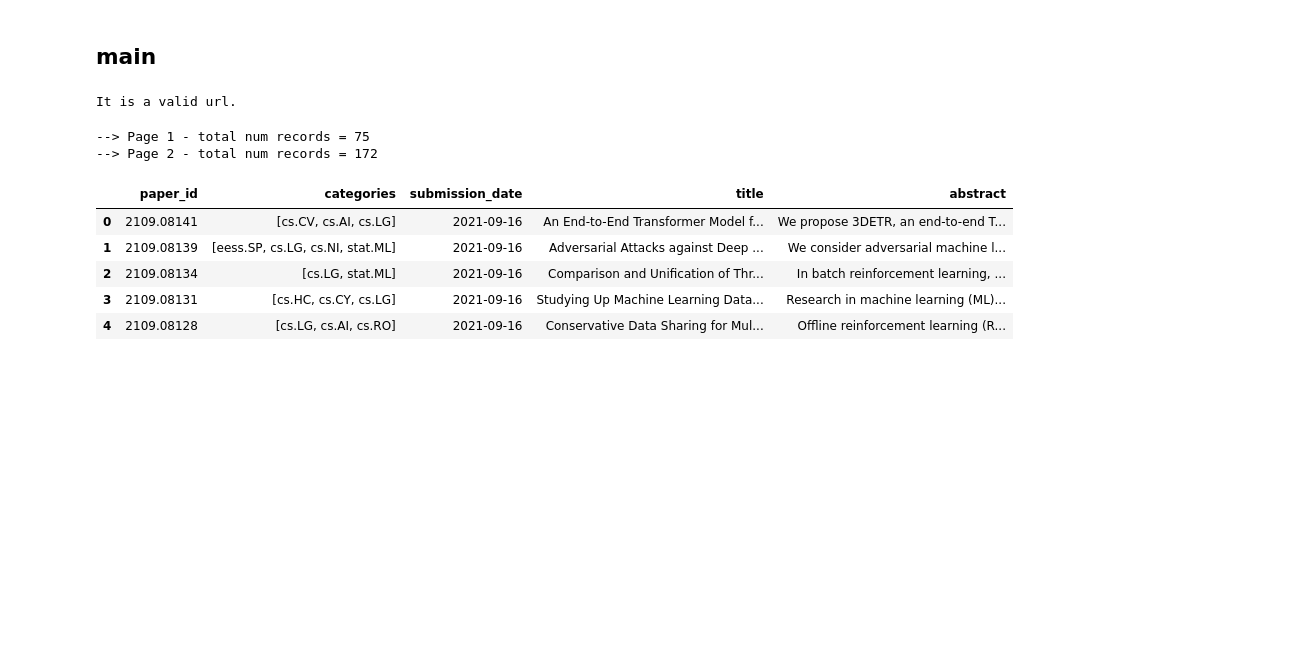
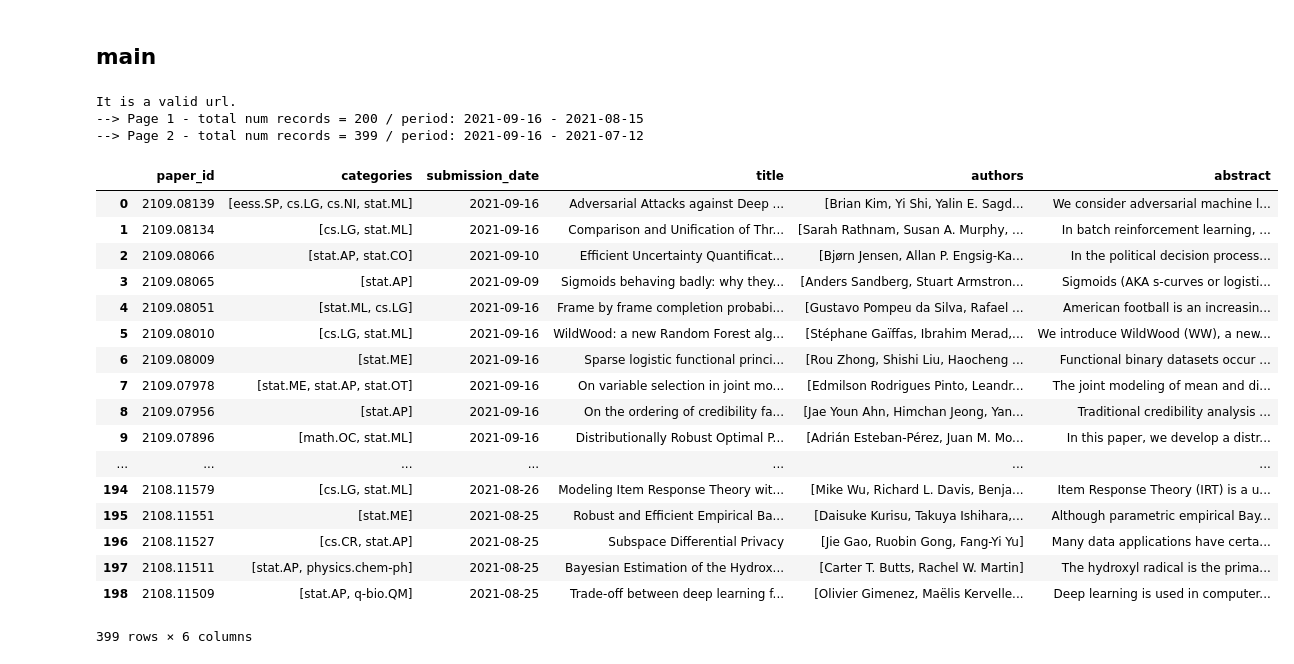
Before and after one commit to jmquintana79/papers, a Jupyter notebook: notebooks/1-dev-paper_papers.ipynb, the cells around one changed output. Cells and saved outputs as stored; diff of their text form; code cells hidden in the pictures; blank space fills up the shorter version.

Commit message:
launch new parser

```diff
--- a/notebooks/1-dev-paper_papers.ipynb
+++ b/notebooks/1-dev-paper_papers.ipynb
@@ -17,11 +18,15 @@ warnings.filterwarnings('ignore')
 # %% [markdown]
 ## arguments
 # %%
-required_categories = ['math.ST', 'stat.ME', 'stat.AP', 'stat.CO', 'cs.LG', 'stat.ML', 'cs.AI']
+required_categories = ['math.ST', 'stat.ME', 'stat.AP', 'stat.CO', 'cs.LG', 'stat.ML', 'cs.AI', 'math.PR']
 folder_output = 'datasets'
 # %%
 # url: Computer Science (cs)
 url_cs = 'https://arxiv.org/search/advanced?advanced=&terms-0-operator=AND&terms-0-term=&terms-0-field=title&classification-computer_science=y&classification-physics_archives=all&classification-include_cross_list=include&date-filter_by=all_dates&date-year=&date-from_date=&date-to_date=&date-date_type=submitted_date&abstracts=show&size=200&order=-announced_date_first&start=0'
+# url: Mathematics (math)
+url_math = 'https://arxiv.org/search/advanced?advanced=&terms-0-operator=AND&terms-0-term=&terms-0-field=title&classification-mathematics=y&classification-physics_archives=all&classification-include_cross_list=include&date-filter_by=all_dates&date-year=&date-from_date=&date-to_date=&date-date_type=submitted_date&abstracts=show&size=200&order=-announced_date_first&start=0'
+# url: Statistics (stat)
+url_stat = 'https://arxiv.org/search/advanced?advanced=&terms-0-operator=AND&terms-0-term=&terms-0-field=title&classification-physics_archives=all&classification-statistics=y&classification-include_cross_list=include&date-filter_by=all_dates&date-year=&date-from_date=&date-to_date=&date-date_type=submitted_date&abstracts=show&size=200&order=-announced_date_first&start=0'
 # %% [markdown]
 ## functions
 # %%
@@ -131,51 +183,26 @@ def is_valid_url(url:str)->bool:
 # %% [markdown]
 ## main
-# %%
-# select url
-url = url_cs
-# check if a valid url
-if is_valid_url(url):
-    print('It is a valid url.')
-# %% [output]
-It is a valid url.
-# %%
-# maximum number of pages
-max_num_pages = 2
-# get page size
-size = get_page_size(url)
-# initialize
-num_page = 1
-# loop
-while num_page <= max_num_pages:
-    # parse
-    idf = parser_page(url, verbose = False)
-    # validate
-    if len(idf)== 0:
-        print('Stop loop!')
-        break
-    else:
-        # append
-        if num_page == 1:
-            df = idf.copy()
-        else:
-            df = df.append(idf)
-        # display
-        print(f'--> Page {num_page} - total num records = {len(df)}')
-        # clean
-        del idf
-        # get next page url
-        url = next_paginate(url, size)
-    # add counter
-    num_page += 1
-# %% [output]
---> Page 1 - total num records = 75
---> Page 2 - total num records = 172
-# %%
-df.head()
-# %% [output]
-|  | paper_id | categories | submission_date | title | abstract |
-| 0 | 2109.08141 | [cs.CV, cs.AI, cs.LG] | 2021-09-16 | An End-to-End Transformer Model f... | We propose 3DETR, an end-to-end T... |
-| 1 | 2109.08139 | [eess.SP, cs.LG, cs.NI, stat.ML] | 2021-09-16 | Adversarial Attacks against Deep ... | We consider adversarial machine l... |
-| 2 | 2109.08134 | [cs.LG, stat.ML] | 2021-09-16 | Comparison and Unification of Thr... | In batch reinforcement learning, ... |
-| 3 | 2109.08131 | [cs.HC, cs.CY, cs.LG] | 2021-09-16 | Studying Up Machine Learning Data... | Research in machine learning (ML)... |
-| 4 | 2109.08128 | [cs.LG, cs.AI, cs.RO] | 2021-09-16 | Conservative Data Sharing for Mul... | Offline reinforcement learning (R... |
+# %%
+parser_pages(url_stat, max_num_pages = 2, verbose = False)
+# %% [output]
+It is a valid url.
+--> Page 1 - total num records = 200 / period: 2021-09-16 - 2021-08-15
+--> Page 2 - total num records = 399 / period: 2021-09-16 - 2021-07-12
+|  | paper_id | categories | submission_date | title | authors | abstract |
+| 0 | 2109.08139 | [eess.SP, cs.LG, cs.NI, stat.ML] | 2021-09-16 | Adversarial Attacks against Deep ... | [Brian Kim, Yi Shi, Yalin E. Sagd... | We consider adversarial machine l... |
+| 1 | 2109.08134 | [cs.LG, stat.ML] | 2021-09-16 | Comparison and Unification of Thr... | [Sarah Rathnam, Susan A. Murphy, ... | In batch reinforcement learning, ... |
+| 2 | 2109.08066 | [stat.AP, stat.CO] | 2021-09-10 | Efficient Uncertainty Quantificat... | [Bjørn Jensen, Allan P. Engsig-Ka... | In the political decision process... |
+| 3 | 2109.08065 | [stat.AP] | 2021-09-09 | Sigmoids behaving badly: why they... | [Anders Sandberg, Stuart Armstron... | Sigmoids (AKA s-curves or logisti... |
+| 4 | 2109.08051 | [stat.ML, cs.LG] | 2021-09-16 | Frame by frame completion probabi... | [Gustavo Pompeu da Silva, Rafael ... | American football is an increasin... |
+| 5 | 2109.08010 | [cs.LG, stat.ML] | 2021-09-16 | WildWood: a new Random Forest alg... | [Stéphane Gaïffas, Ibrahim Merad,... | We introduce WildWood (WW), a new... |
+| 6 | 2109.08009 | [stat.ME] | 2021-09-16 | Sparse logistic functional princi... | [Rou Zhong, Shishi Liu, Haocheng ... | Functional binary datasets occur ... |
+| 7 | 2109.07978 | [stat.ME, stat.AP, stat.OT] | 2021-09-16 | On variable selection in joint mo... | [Edmilson Rodrigues Pinto, Leandr... | The joint modeling of mean and di... |
+| 8 | 2109.07956 | [stat.AP] | 2021-09-16 | On the ordering of credibility fa... | [Jae Youn Ahn, Himchan Jeong, Yan... | Traditional credibility analysis ... |
+| 9 | 2109.07896 | [math.OC, stat.ML] | 2021-09-16 | Distributionally Robust Optimal P... | [Adrián Esteban-Pérez, Juan M. Mo... | In this paper, we develop a distr... |
+| ... | ... | ... | ... | ... | ... | ... |
+| 194 | 2108.11579 | [cs.LG, stat.ML] | 2021-08-26 | Modeling Item Response Theory wit... | [Mike Wu, Richard L. Davis, Benja... | Item Response Theory (IRT) is a u... |
+| 195 | 2108.11551 | [stat.ME] | 2021-08-25 | Robust and Efficient Empirical Ba... | [Daisuke Kurisu, Takuya Ishihara,... | Although parametric empirical Bay... |
+| 196 | 2108.11527 | [cs.CR, stat.AP] | 2021-08-25 | Subspace Differential Privacy | [Jie Gao, Ruobin Gong, Fang-Yi Yu] | Many data applications have certa... |
+| 197 | 2108.11511 | [stat.AP, physics.chem-ph] | 2021-08-25 | Bayesian Estimation of the Hydrox... | [Carter T. Butts, Rachel W. Martin] | The hydroxyl radical is the prima... |
+| 198 | 2108.11509 | [stat.AP, q-bio.QM] | 2021-08-25 | Trade-off between deep learning f... | [Olivier Gimenez, Maëlis Kervelle... | Deep learning is used in computer... |
+399 rows × 6 columns
```
Also changed, not shown: parts of 2 cells of this notebook, 2 other files.
